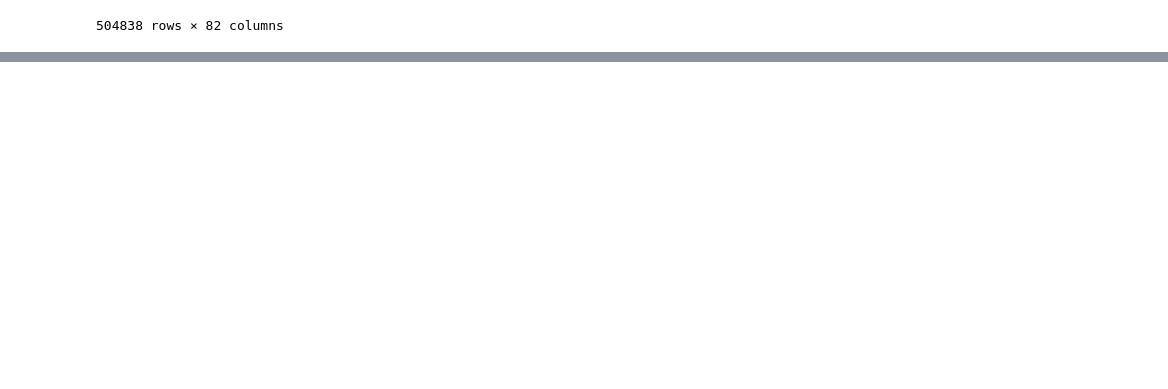
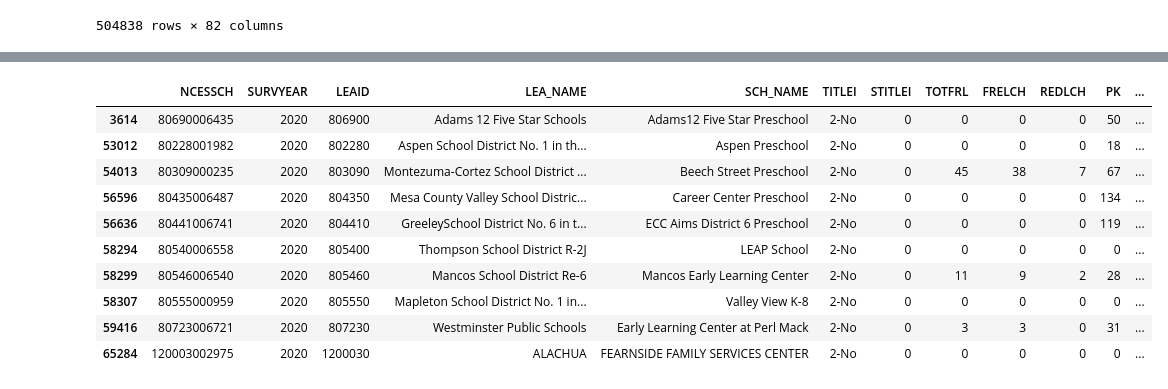
Before and after one commit to caparcom/Customer_Churn_Capstone, a Jupyter notebook: src/clean_data.ipynb, the cells around one changed output, grey strips where cells are left out. Saved outputs shown, nothing was run; the diff lists cells and outputs as text; code cells hidden in the pictures; blank space fills up the shorter version.

```diff
--- a/src/clean_data.ipynb
+++ b/src/clean_data.ipynb
@@ -177,0 +297,16 @@ main_df = main_df.fillna(0)
+# %%
+main_df[(main_df['TITLEI'] == '2-No') &
+    (main_df['STITLEI'] != '2-No') &
+    (main_df['STUTERATIO'] <= 1.0)].head(10)
+# %% [output]
+|  | NCESSCH | SURVYEAR | LEAID | LEA_NAME | SCH_NAME | TITLEI | STITLEI | TOTFRL | FRELCH | REDLCH | PK | ... |
+| 3614 | 80690006435 | 2020 | 806900 | Adams 12 Five Star Schools | Adams12 Five Star Preschool | 2-No | 0 | 0 | 0 | 0 | 50 | ... |
+| 53012 | 80228001982 | 2020 | 802280 | Aspen School District No. 1 in th... | Aspen Preschool | 2-No | 0 | 0 | 0 | 0 | 18 | ... |
+| 54013 | 80309000235 | 2020 | 803090 | Montezuma-Cortez School District ... | Beech Street Preschool | 2-No | 0 | 45 | 38 | 7 | 67 | ... |
+| 56596 | 80435006487 | 2020 | 804350 | Mesa County Valley School Distric... | Career Center Preschool | 2-No | 0 | 0 | 0 | 0 | 134 | ... |
+| 56636 | 80441006741 | 2020 | 804410 | GreeleySchool District No. 6 in t... | ECC Aims District 6 Preschool | 2-No | 0 | 0 | 0 | 0 | 119 | ... |
+| 58294 | 80540006558 | 2020 | 805400 | Thompson School District R-2J | LEAP School | 2-No | 0 | 0 | 0 | 0 | 0 | ... |
+| 58299 | 80546006540 | 2020 | 805460 | Mancos School District Re-6 | Mancos Early Learning Center | 2-No | 0 | 11 | 9 | 2 | 28 | ... |
+| 58307 | 80555000959 | 2020 | 805550 | Mapleton School District No. 1 in... | Valley View K-8 | 2-No | 0 | 0 | 0 | 0 | 0 | ... |
+| 59416 | 80723006721 | 2020 | 807230 | Westminster Public Schools | Early Learning Center at Perl Mack | 2-No | 0 | 3 | 3 | 0 | 31 | ... |
+| 65284 | 120003002975 | 2020 | 1200030 | ALACHUA | FEARNSIDE FAMILY SERVICES CENTER | 2-No | 0 | 0 | 0 | 0 | 0 | ... |
```
Also changed, not shown: parts of 23 cells of this notebook.
